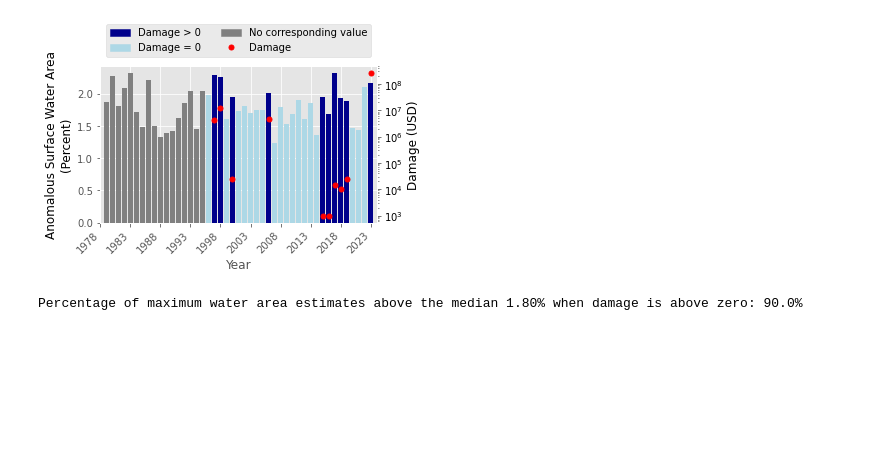
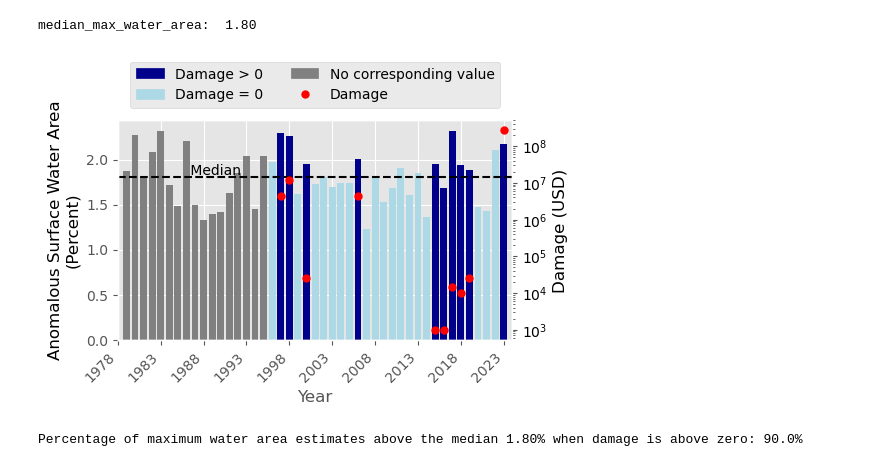
Before and after one commit to jmframe/NWM-CNN_california_AR_2023, a Jupyter notebook: figure3.ipynb, the cells around one changed output. Cells and saved outputs as stored; diff of their text form; code cells hidden in the pictures; blank space fills up the shorter version.

```diff
--- a/figure3.ipynb
+++ b/figure3.ipynb
@@ -13,8 +13,13 @@ with open(f"{LOC_DATA_DIR}csv_files/sac_county_annual_water_year_max_ensemble_wa
     df_annualmax = pd.read_csv(f)
 with open(f"{LOC_DATA_DIR}csv_files/ncdc_sac_damage.csv") as f:
     df_sac_damage = pd.read_csv(f)
+# %%
+# Calculate the median of the maximum water area from the df_annualmax dataframe
+median_max_water_area = df_annualmax['ensemble_water_area_km2_anomaly_pct'].median()
+print(f"median_max_water_area: {median_max_water_area: .2f}")
+# %% [output]
+median_max_water_area:  1.80
 # %%
-# Your existing code for the bar chart setup
 mpl.style.use('ggplot')
 plt.rcParams.update({'font.size': 10})
 
@@ -46,39 +51,40 @@ ax.tick_params(axis='both', which='major', labelsize=10)
 ax.spines['bottom'].set_visible(True)
 
 ax.set_xlim([1978, 2024])
 ax.set_xticks(list(range(1978, 2024, 5)))
 ax.set_xlabel("Year")
 ax.set_ylabel("Anomalous Surface Water Area\n(Percent)", color="black")  # Set label color to black
 plt.xticks(rotation=45, ha='right')
 
+# Add a horizontal dashed line at the median max water area
+plt.hlines(y=median_max_water_area, xmin=1978, xmax=2024, colors='black', linestyles='dashed')
+
+# Place text along the horizontal line
+ax.text(1986, median_max_water_area, ' Median', verticalalignment='bottom', color='black')
+
 # Create a secondary y-axis
 ax2 = ax.twinx()
 
 # Plot the "damage" values as larger circles for each year
 damage_plot, = ax2.plot(df_sac_damage.year, df_sac_damage.damage, color="red", marker="o", linestyle='None', markersize=5, label='Damage')
 
 # Set the secondary y-axis to log scale
 ax2.set_yscale('log')
 
-# Set labels for the secondary y-axis in black color
 ax2.set_ylabel("Damage (USD)", color="black")
 ax2.tick_params(axis='y', labelcolor="black")
 
-# Disable the secondary y-axis grid lines
 ax2.grid(False)
 
-# Add legend below the plot
 plt.legend(handles=[dark_blue_patch, light_blue_patch, grey_patch, damage_plot], loc='upper center', bbox_to_anchor=(0.5, 1.3), ncol=2)
 
-# Adjust layout to make room for the legend
 plt.tight_layout()
 
-# Save the figure
 #plt.savefig("./figures/retrospective_with_damage.png", dpi=600)
 plt.show()
 plt.close()
 # %% [output]
-[figure, old version]
+[figure, new version]
 # %%
 # Calculate the median of the maximum water area from the df_annualmax dataframe
 median_max_water_area = df_annualmax['ensemble_water_area_km2_anomaly_pct'].median()
```
Also changed, not shown: parts of 2 cells of this notebook, 3 other files.
